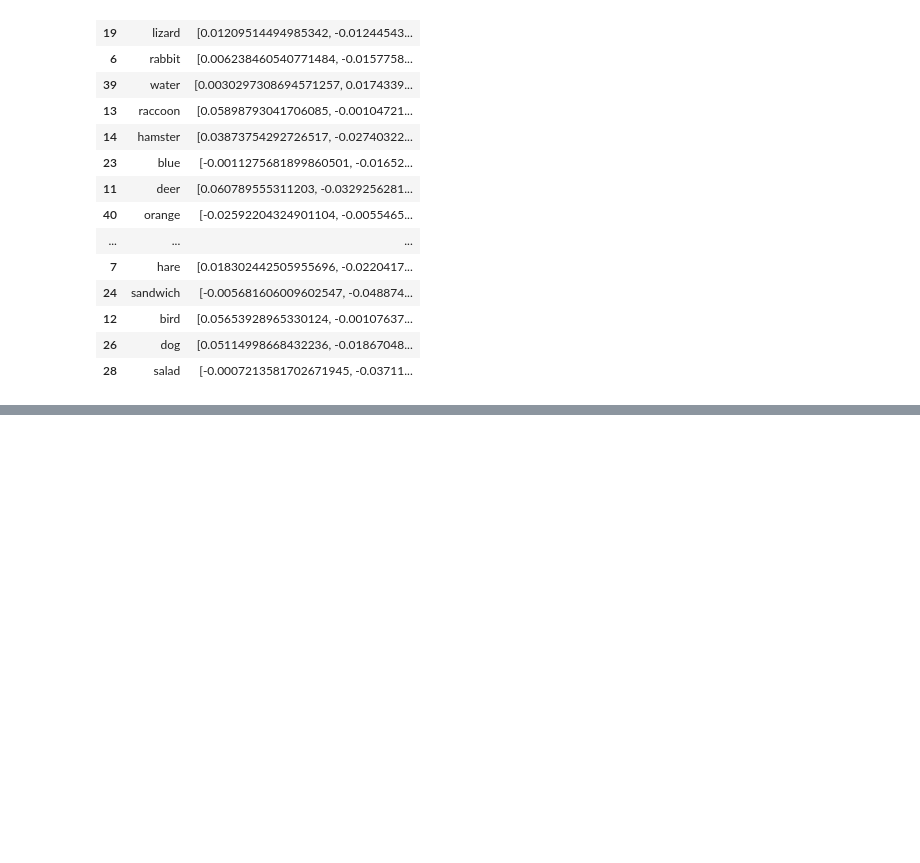
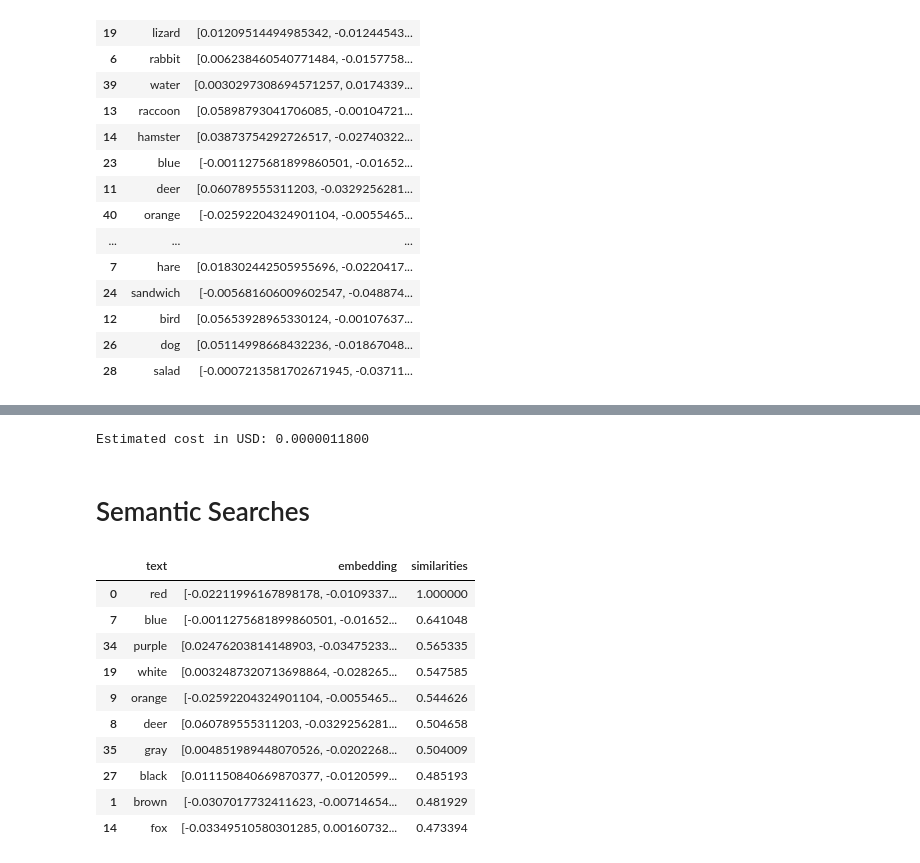
Before and after one commit to Jhonneg/py-langchain, a Jupyter notebook: embeddings.ipynb, the cells around one changed output, grey strips where cells are left out. Saved outputs shown, nothing was run; the diff lists cells and outputs as text; code cells hidden in the pictures; blank space fills up the shorter version.

```diff
--- a/embeddings.ipynb
+++ b/embeddings.ipynb
@@ -80,0 +101,8 @@ df.to_csv("words-embeddings.csv", index=False)
+# %%
+const_per_token = 0.02 / 1_000_000
+estimated_cost = total_tokens * const_per_token
+print(f"Estimated cost in USD: {estimated_cost:.10f}")
+# %% [output]
+Estimated cost in USD: 0.0000011800
+# %% [markdown]
+# Semantic Searches
@@ -80,0 +142,17 @@ df.to_csv("words-embeddings.csv", index=False)
+# %%
+df["similarities"] = df["embedding"].apply(
+    lambda x: cosine_similarity(x, search_term_vector)
+)
+df.sort_values("similarities", ascending=False).head(10)
+# %% [output]
+|  | text | embedding | similarities |
+| 0 | red | [-0.02211996167898178, -0.0109337... | 1.000000 |
+| 7 | blue | [-0.0011275681899860501, -0.01652... | 0.641048 |
+| 34 | purple | [0.02476203814148903, -0.03475233... | 0.565335 |
+| 19 | white | [0.0032487320713698864, -0.028265... | 0.547585 |
+| 9 | orange | [-0.02592204324901104, -0.0055465... | 0.544626 |
+| 8 | deer | [0.060789555311203, -0.0329256281... | 0.504658 |
+| 35 | gray | [0.004851989448070526, -0.0202268... | 0.504009 |
+| 27 | black | [0.011150840669870377, -0.0120599... | 0.485193 |
+| 1 | brown | [-0.0307017732411623, -0.00714654... | 0.481929 |
+| 14 | fox | [-0.03349510580301285, 0.00160732... | 0.473394 |
```
Also changed, not shown: parts of 8 cells of this notebook.
